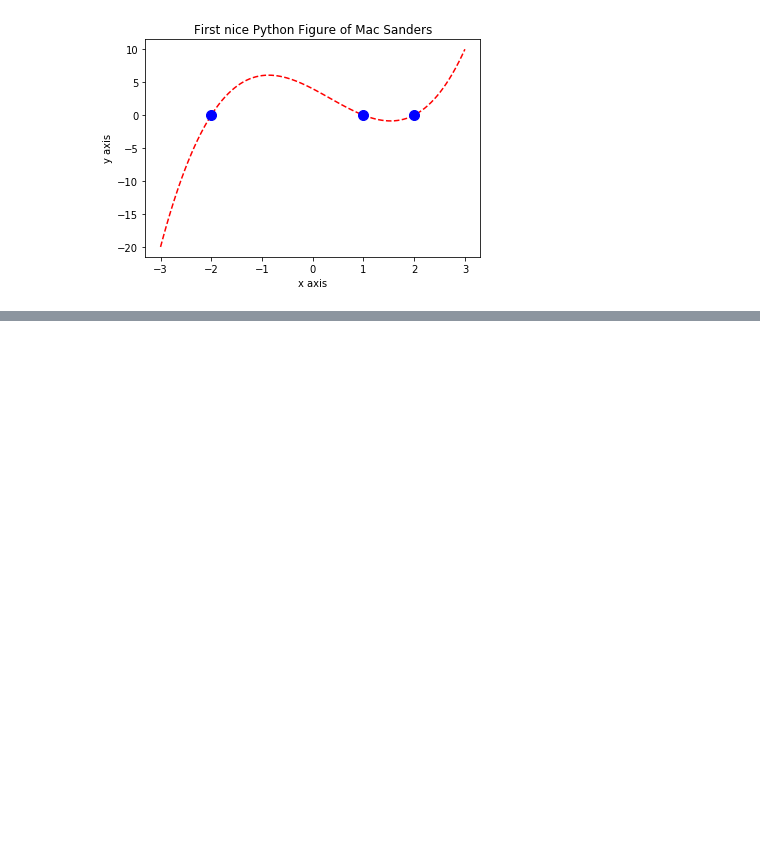
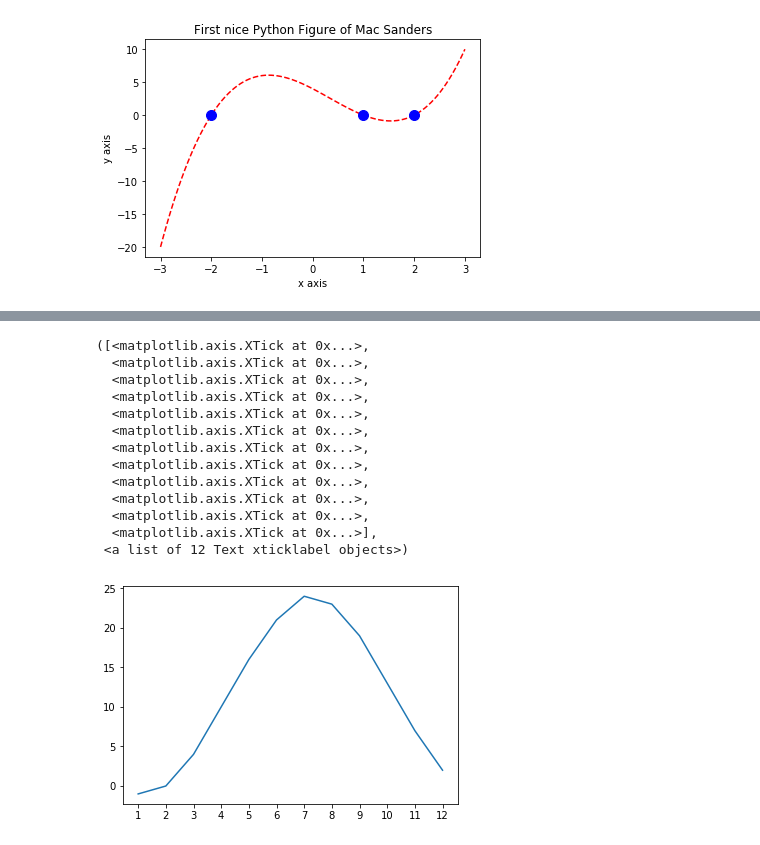
Before and after one commit to hmsand2050/astro_phys, a Jupyter notebook: notebook1_basics_plotting/Learning_1.ipynb, the cells around one changed output, grey strips where cells are left out. Saved outputs shown, nothing was run; the diff lists cells and outputs as text; code cells hidden in the pictures; blank space fills up the shorter version.

```diff
--- a/notebook1_basics_plotting/Learning_1.ipynb
+++ b/notebook1_basics_plotting/Learning_1.ipynb
@@ -74,0 +88,18 @@ Holland=np.loadtxt("holland_temperature.dat")
+# %%
+plt.plot(np.linspace(1,12,12),New_York)
+plt.xticks(np.linspace(1,12,12))
+# %% [output]
+([<matplotlib.axis.XTick at 0x...>,
+  <matplotlib.axis.XTick at 0x...>,
+  <matplotlib.axis.XTick at 0x...>,
+  <matplotlib.axis.XTick at 0x...>,
+  <matplotlib.axis.XTick at 0x...>,
+  <matplotlib.axis.XTick at 0x...>,
+  <matplotlib.axis.XTick at 0x...>,
+  <matplotlib.axis.XTick at 0x...>,
+  <matplotlib.axis.XTick at 0x...>,
+  <matplotlib.axis.XTick at 0x...>,
+  <matplotlib.axis.XTick at 0x...>,
+  <matplotlib.axis.XTick at 0x...>],
+ <a list of 12 Text xticklabel objects>)
+[figure, added]
```
Also changed, not shown: parts of 11 cells of this notebook.
